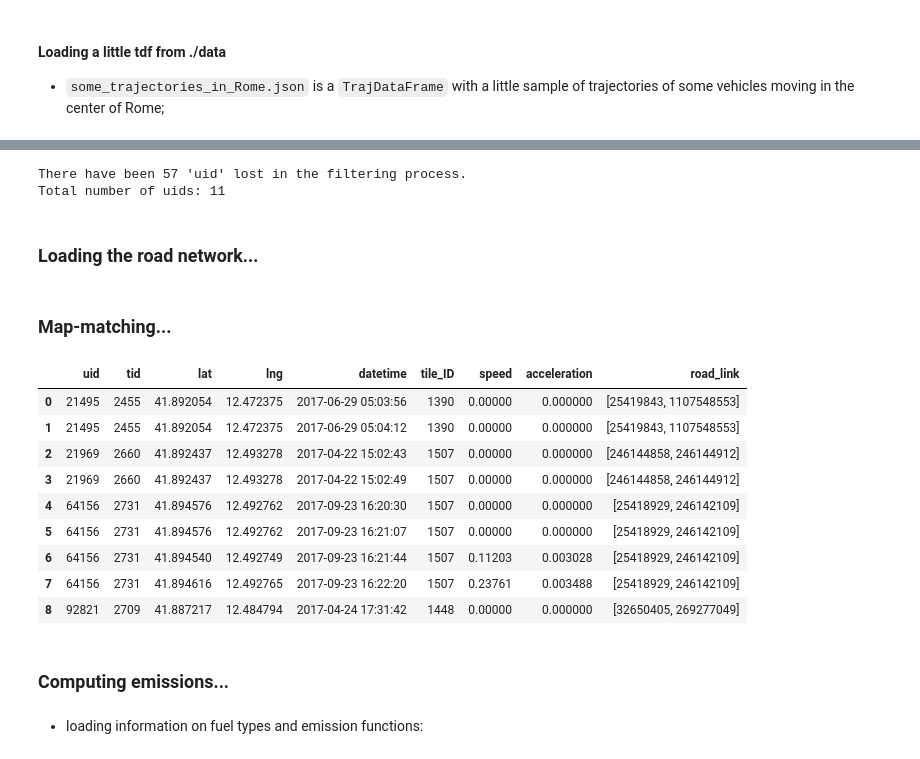
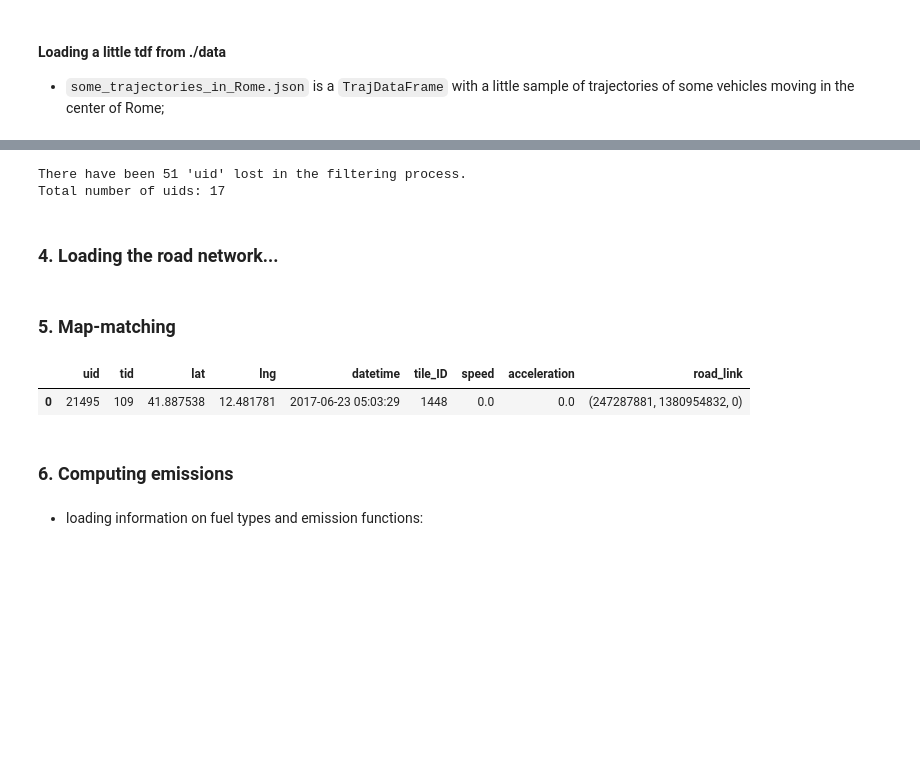
Before and after one commit to matteoboh/mobility_emissions, a Jupyter notebook: notebooks/example_in_Rome.ipynb, the cells around one changed output, grey strips where cells are left out. Cells and saved outputs as stored; diff of their text form; code cells hidden in the pictures; blank space fills up the shorter version.

```diff
--- a/notebooks/example_in_Rome.ipynb
+++ b/notebooks/example_in_Rome.ipynb
@@ -56 +55,5 @@ tdf_filtered_time = filtering.filter_on_time_interval(tdf, max_interval)
+# %%
+from mobair import speed
+
+tdf_with_speed_and_acc = speed.compute_acceleration_from_tdf(tdf_filtered_time)
 # %% [markdown]
@@ -66,18 +62,17 @@ this retains only points that have a value of acceleration not greater than 10 m
-# %%
-from mobair import speed
-
-tdf_with_speed_and_acc = speed.compute_acceleration_from_tdf(tdf_filtered_speed)
-ftdf = tdf_with_speed_and_acc[tdf_with_speed_and_acc['acceleration'] < 10]
+# %%
+ftdf = tdf_with_speed_and_acc[(tdf_with_speed_and_acc['acceleration'] < 10) &
+                              (tdf_with_speed_and_acc['acceleration'] > -10) &
+                              (tdf_with_speed_and_acc['speed'] < 300)]
 # %%
 set_of_uid_final = set(ftdf['uid'])
 num_of_uid_final = len(set_of_uid_final)
 print('There have been', num_of_uid_in_input-num_of_uid_final, "'uid' lost in the filtering process.")
 print('Total number of uids:', ftdf.uid.unique().shape[0])
 # %% [output]
-There have been 57 'uid' lost in the filtering process.
-Total number of uids: 11
+There have been 51 'uid' lost in the filtering process.
+Total number of uids: 17
 # %% [markdown]
-### Loading the road network...
+### 4. Loading the road network...
 # %%
 ''' (This takes a bit longer...)
 region_name = region.lower().replace(" ", "_")
@@ -90,25 +85,17 @@ road_network_directed = ox.graph_from_point((41.895947, 12.483000), dist=1500, n
 # Taking the undirected version of the network:
 road_network = ox.get_undirected(road_network_directed)
 # %% [markdown]
-### Map-matching...
+### 5. Map-matching
 # %%
 from mobair import mapmatching
 
 ftdf_final = mapmatching.find_nearest_edges_in_network(road_network, ftdf, return_tdf_with_new_col=True)
-ftdf_final.head(9)
+ftdf_final.head(1)
 # %% [output]
 |  | uid | tid | lat | lng | datetime | tile_ID | speed | acceleration | road_link |
-| 0 | 21495 | 2455 | 41.892054 | 12.472375 | 2017-06-29 05:03:56 | 1390 | 0.00000 | 0.000000 | [25419843, 1107548553] |
-| 1 | 21495 | 2455 | 41.892054 | 12.472375 | 2017-06-29 05:04:12 | 1390 | 0.00000 | 0.000000 | [25419843, 1107548553] |
-| 2 | 21969 | 2660 | 41.892437 | 12.493278 | 2017-04-22 15:02:43 | 1507 | 0.00000 | 0.000000 | [246144858, 246144912] |
-| 3 | 21969 | 2660 | 41.892437 | 12.493278 | 2017-04-22 15:02:49 | 1507 | 0.00000 | 0.000000 | [246144858, 246144912] |
-| 4 | 64156 | 2731 | 41.894576 | 12.492762 | 2017-09-23 16:20:30 | 1507 | 0.00000 | 0.000000 | [25418929, 246142109] |
-| 5 | 64156 | 2731 | 41.894576 | 12.492762 | 2017-09-23 16:21:07 | 1507 | 0.00000 | 0.000000 | [25418929, 246142109] |
-| 6 | 64156 | 2731 | 41.894540 | 12.492749 | 2017-09-23 16:21:44 | 1507 | 0.11203 | 0.003028 | [25418929, 246142109] |
-| 7 | 64156 | 2731 | 41.894616 | 12.492765 | 2017-09-23 16:22:20 | 1507 | 0.23761 | 0.003488 | [25418929, 246142109] |
-| 8 | 92821 | 2709 | 41.887217 | 12.484794 | 2017-04-24 17:31:42 | 1448 | 0.00000 | 0.000000 | [32650405, 269277049] |
+| 0 | 21495 | 109 | 41.887538 | 12.481781 | 2017-06-23 05:03:29 | 1448 | 0.0 | 0.0 | (247287881, 1380954832, 0) |
 # %% [markdown]
-### Computing emissions...
+### 6. Computing emissions
 # %% [markdown]
 - loading information on fuel types and emission functions:
 # %%
```
Also changed, not shown: parts of 27 cells of this notebook.
